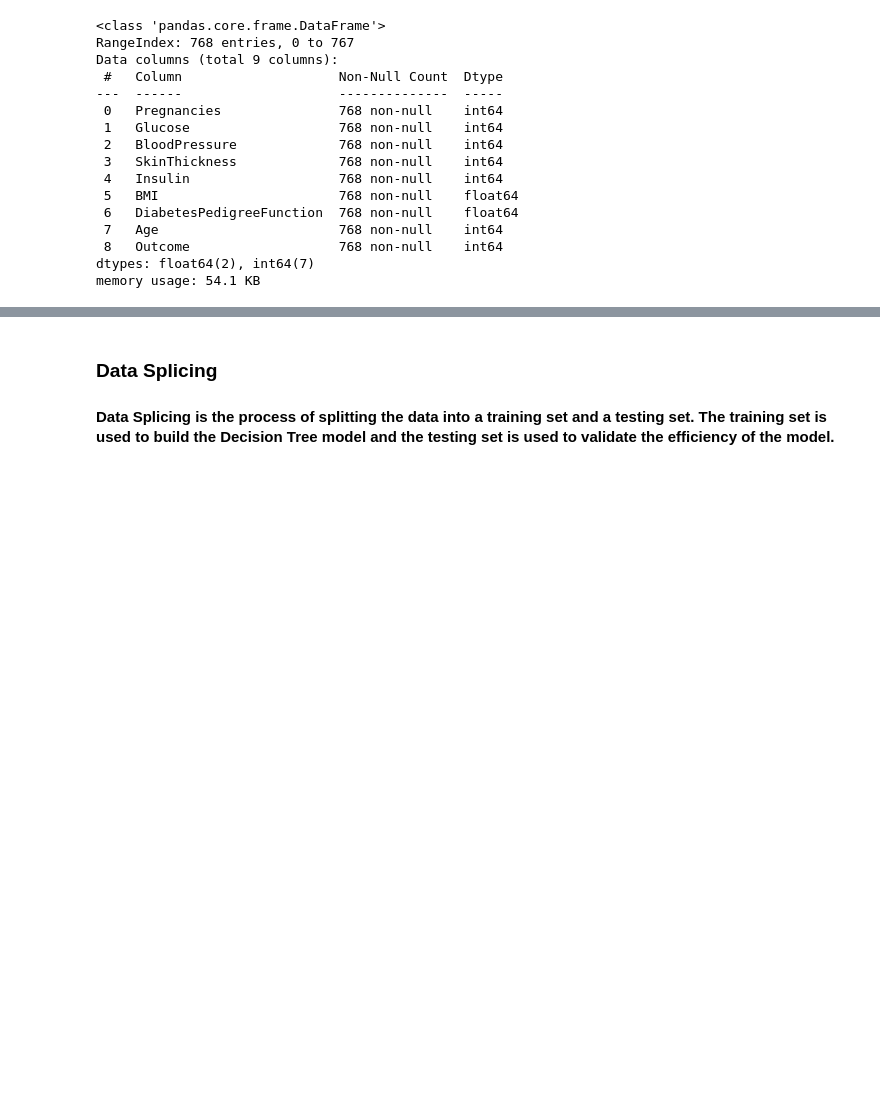
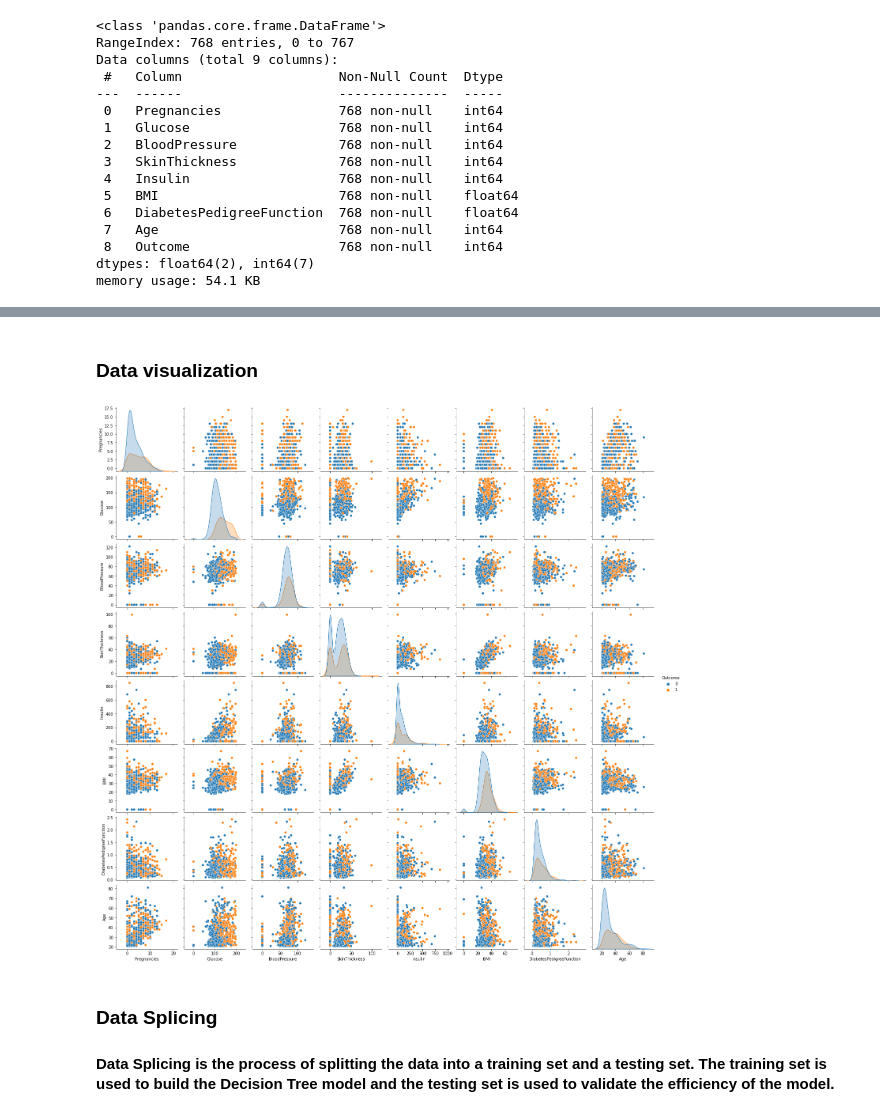
Before and after one commit to myscratchbooks/Python-and-R, a Jupyter notebook: Decision_Tree_in Python.ipynb, the cells around one changed output, grey strips where cells are left out. Cells and saved outputs as stored; diff of their text form; code cells hidden in the pictures; blank space fills up the shorter version.

```diff
--- a/Decision_Tree_in Python.ipynb
+++ b/Decision_Tree_in Python.ipynb
@@ -76,3 +90,13 @@ memory usage: 54.1 KB
+# %% [markdown]
+### Data visualization
+# %%
+columns = list(diabetes.columns.values)
+features = [x for x in columns if x != 'Outcome']
+sns.pairplot(diabetes, hue='Outcome',
+             x_vars=features, y_vars=features, height=2.5)
+plt.show()
+# %% [output]
+[figure, added]
 # %% [markdown]
 ### Data Splicing
 #### Data Splicing is the process of splitting the data into a training set and a testing set. The training set is used to build the Decision Tree model and the testing set is used to validate the efficiency of the model.
```
Also changed, not shown: parts of 5 cells of this notebook.
